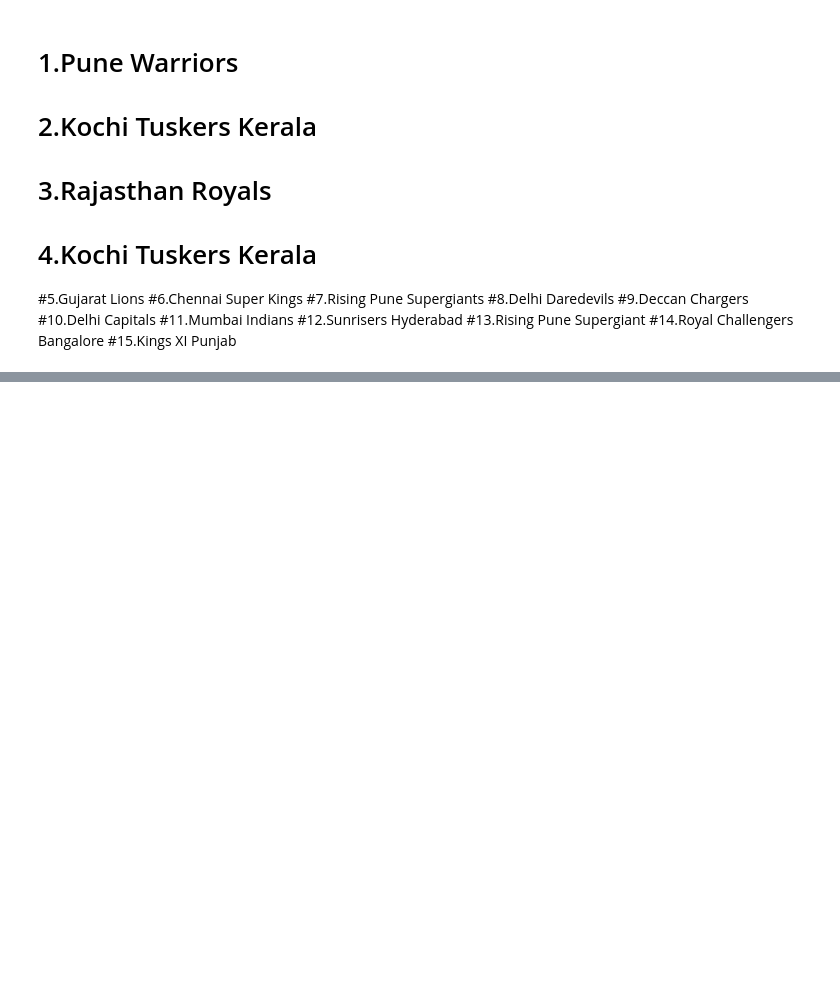
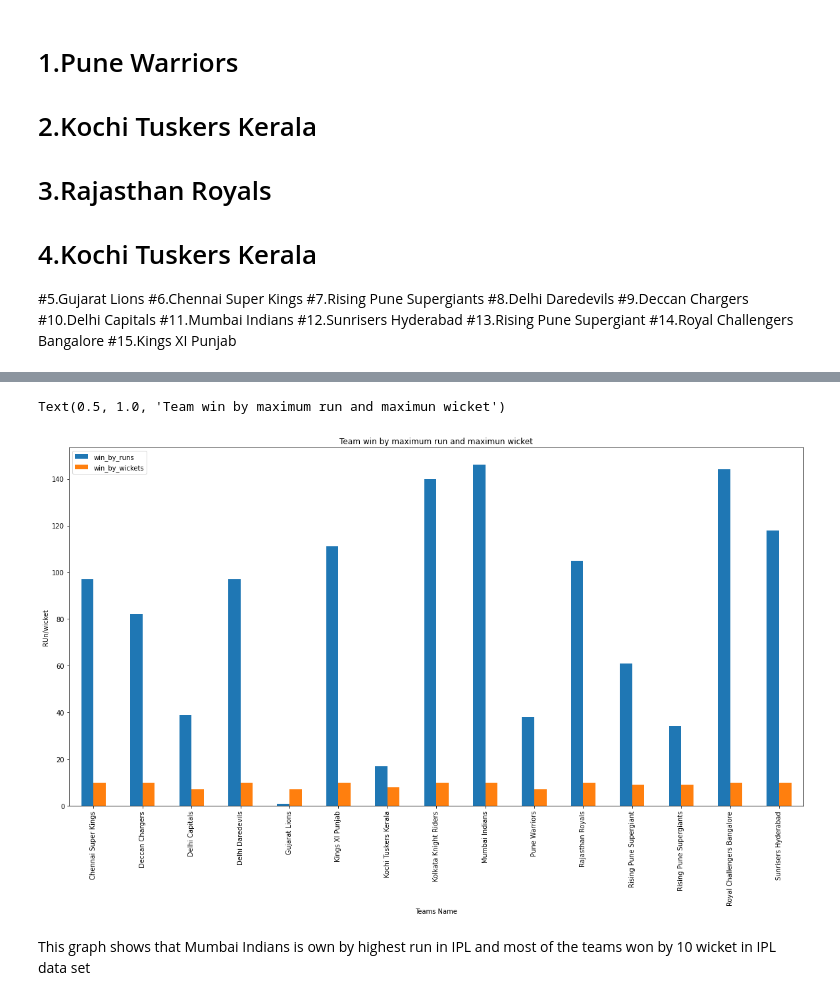
Before and after one commit to hrushikeshsahu19/IPL-data-analysis, a Jupyter notebook: Hrushikesh_Sahu_Team_3_Capstone_Project.ipynb, the cells around one changed output, grey strips where cells are left out. Drawn from its saved outputs; the diff is of its cells as text; code cells hidden in the pictures; blank space fills up the shorter version.

```diff
--- a/Hrushikesh_Sahu_Team_3_Capstone_Project.ipynb
+++ b/Hrushikesh_Sahu_Team_3_Capstone_Project.ipynb
@@ -97,0 +271,6 @@ matches_df.head()
+# %%
+win_max_run=matches_df.groupby('winner')['win_by_runs'].max().reset_index()
+# %%
+win_max_wicket=matches_df.groupby('winner')['win_by_wickets'].max().reset_index()
+# %%
+win_run_wicket_df=win_max_run.merge(win_max_wicket,how='inner')
@@ -97,0 +296,10 @@ matches_df.head()
+# %%
+cx=win_run_wicket_df.plot(x='winner',y=['win_by_runs','win_by_wickets'],kind='bar',figsize=(20,10))
+cx.set_xlabel('Teams Name')
+cx.set_ylabel('RUn/wicket')
+cx.set_title('Team win by maximum run and maximun wicket')
+# %% [output]
+Text(0.5, 1.0, 'Team win by maximum run and maximun wicket')
+[figure, added]
+# %% [markdown]
+This graph shows that Mumbai Indians is own by highest run in IPL  and most of the teams won by 10 wicket in IPL data set
```
Also changed, not shown: parts of 41 cells of this notebook.
